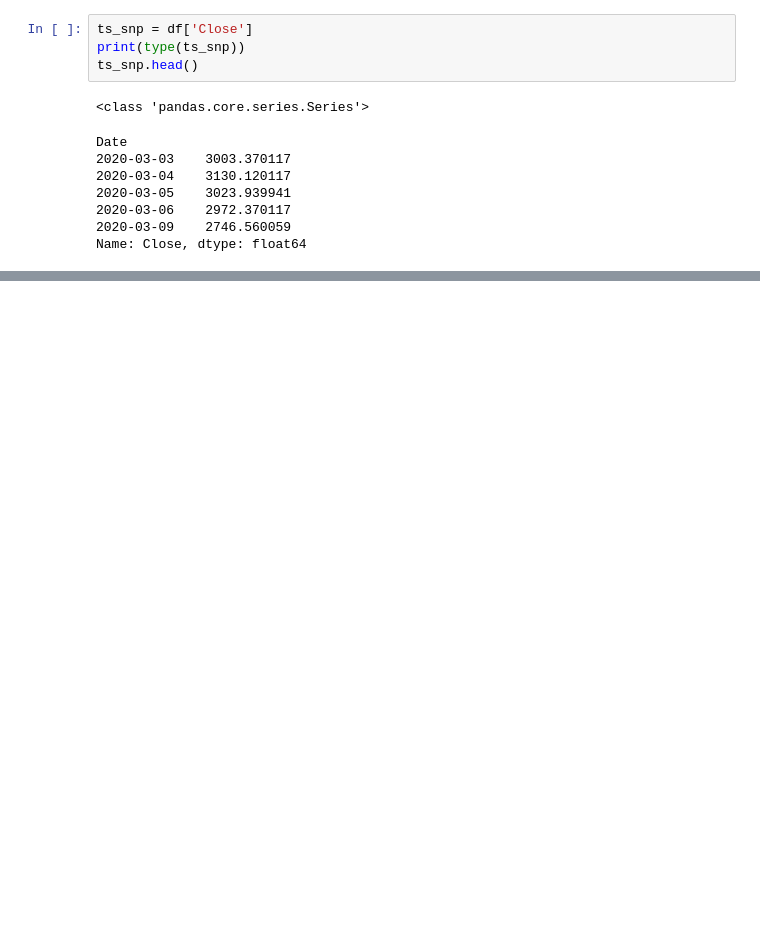
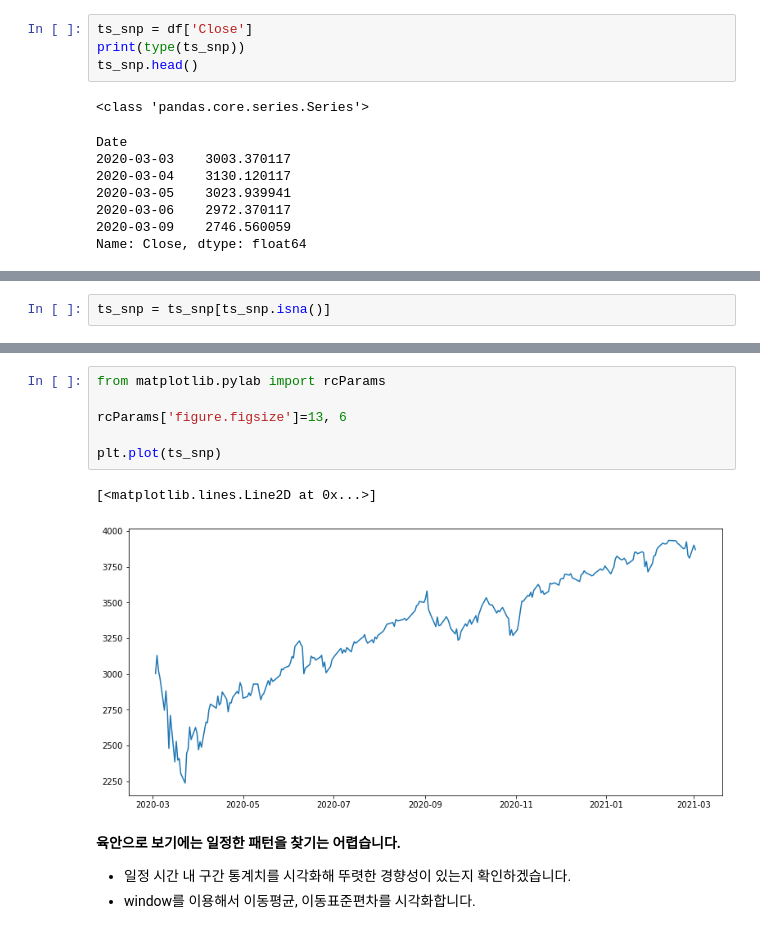
Before and after one commit to miinkang/AI_Project_AIFFEL, a Jupyter notebook: [E-13]ARIMA_stock_prediction.ipynb, the cells around one changed output, grey strips where cells are left out. Drawn from its saved outputs; the diff is of its cells as text; blank space fills up the shorter version.

```diff
--- a/[E-13]ARIMA_stock_prediction.ipynb
+++ b/[E-13]ARIMA_stock_prediction.ipynb
@@ -116,0 +82,2 @@ Name: Close, dtype: float64
+# %%
+ts_snp = ts_snp[ts_snp.isna()]
@@ -116,0 +110,13 @@ Name: Close, dtype: float64
+# %%
+from matplotlib.pylab import rcParams
+
+rcParams['figure.figsize']=13, 6
+
+plt.plot(ts_snp)
+# %% [output]
+[<matplotlib.lines.Line2D at 0x...>]
+[figure, added]
+# %% [markdown]
+**육안으로 보기에는 일정한 패턴을 찾기는 어렵습니다.**
+- 일정 시간 내 구간 통계치를 시각화해 뚜렷한 경향성이 있는지 확인하겠습니다.
+- window를 이용해서 이동평균, 이동표준편차를 시각화합니다.
```
Also changed, not shown: parts of 96 cells of this notebook.
